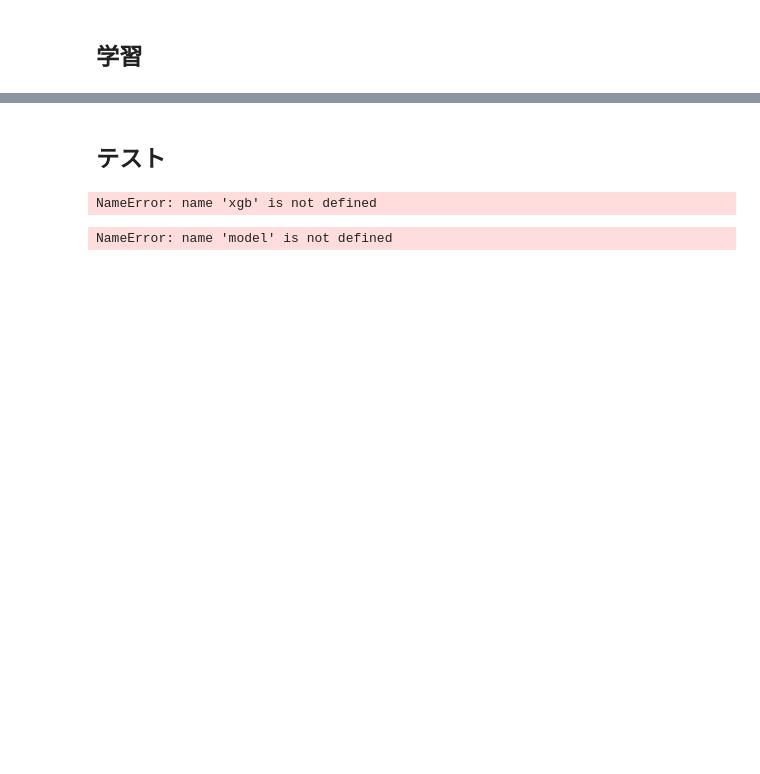
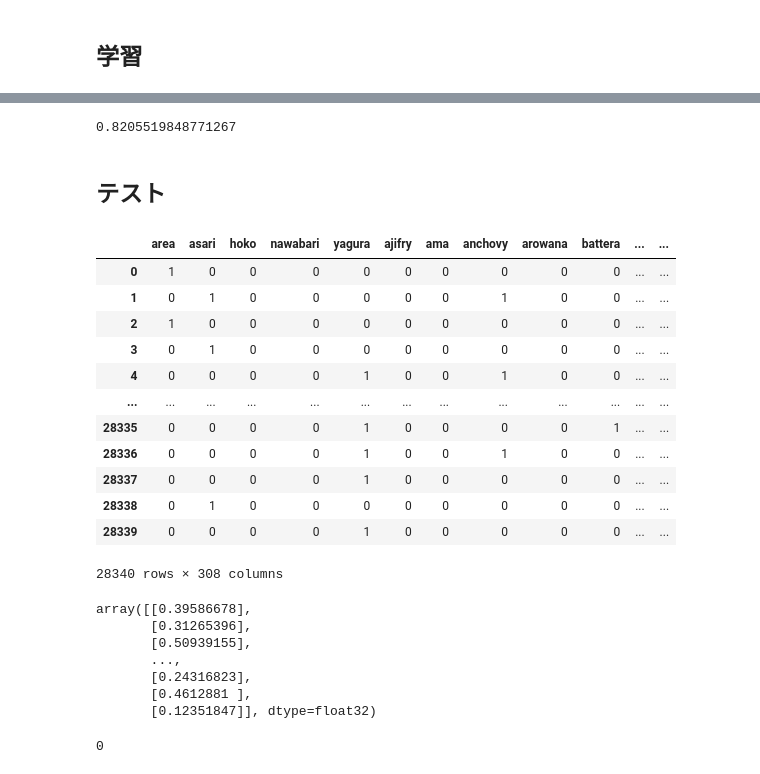
Before and after one commit to abekoh/splatoon_game_winner, a Jupyter notebook: train_neural_v1.ipynb, the cells around one changed output, grey strips where cells are left out. Drawn from its saved outputs; the diff is of its cells as text; code cells hidden in the pictures; blank space fills up the shorter version.

```diff
--- a/train_neural_v1.ipynb
+++ b/train_neural_v1.ipynb
@@ -201,14 +259,41 @@ train_X.head()
+# %%
+accuracy_score(train_y, train_pred)
+# %% [output]
+0.8205519848771267
 # %% [markdown]
 ## テスト
+# %%
+test_X
+# %% [output]
+|  | area | asari | hoko | nawabari | yagura | ajifry | ama | anchovy | arowana | battera | ... | ... |
+| 0 | 1 | 0 | 0 | 0 | 0 | 0 | 0 | 0 | 0 | 0 | ... | ... |
+| 1 | 0 | 1 | 0 | 0 | 0 | 0 | 0 | 1 | 0 | 0 | ... | ... |
+| 2 | 1 | 0 | 0 | 0 | 0 | 0 | 0 | 0 | 0 | 0 | ... | ... |
+| 3 | 0 | 1 | 0 | 0 | 0 | 0 | 0 | 0 | 0 | 0 | ... | ... |
+| 4 | 0 | 0 | 0 | 0 | 1 | 0 | 0 | 1 | 0 | 0 | ... | ... |
+| ... | ... | ... | ... | ... | ... | ... | ... | ... | ... | ... | ... | ... |
+| 28335 | 0 | 0 | 0 | 0 | 1 | 0 | 0 | 0 | 0 | 1 | ... | ... |
+| 28336 | 0 | 0 | 0 | 0 | 1 | 0 | 0 | 1 | 0 | 0 | ... | ... |
+| 28337 | 0 | 0 | 0 | 0 | 1 | 0 | 0 | 0 | 0 | 0 | ... | ... |
+| 28338 | 0 | 1 | 0 | 0 | 0 | 0 | 0 | 0 | 0 | 0 | ... | ... |
+| 28339 | 0 | 0 | 0 | 0 | 1 | 0 | 0 | 0 | 0 | 0 | ... | ... |
+28340 rows × 308 columns
 # %%
 from datetime import datetime
-# %%
-dtest = xgb.DMatrix(test_X)
-# %% [output]
-NameError: name 'xgb' is not defined
 # %%
-test_pred_proba = model.predict(dtest)
+test_pred_proba = model.predict(test_X)
+test_pred_proba
 # %% [output]
-NameError: name 'model' is not defined
+array([[0.39586678],
+       [0.31265396],
+       [0.50939155],
+       ...,
+       [0.24316823],
+       [0.4612881 ],
+       [0.12351847]], dtype=float32)
 # %%
 test_pred = np.where(test_pred_proba > 0.5, 1, 0)
+# %%
+np.count_nonzero(np.isnan(test_pred_proba))
+# %% [output]
+0
```
Also changed, not shown: parts of 13 cells of this notebook.
